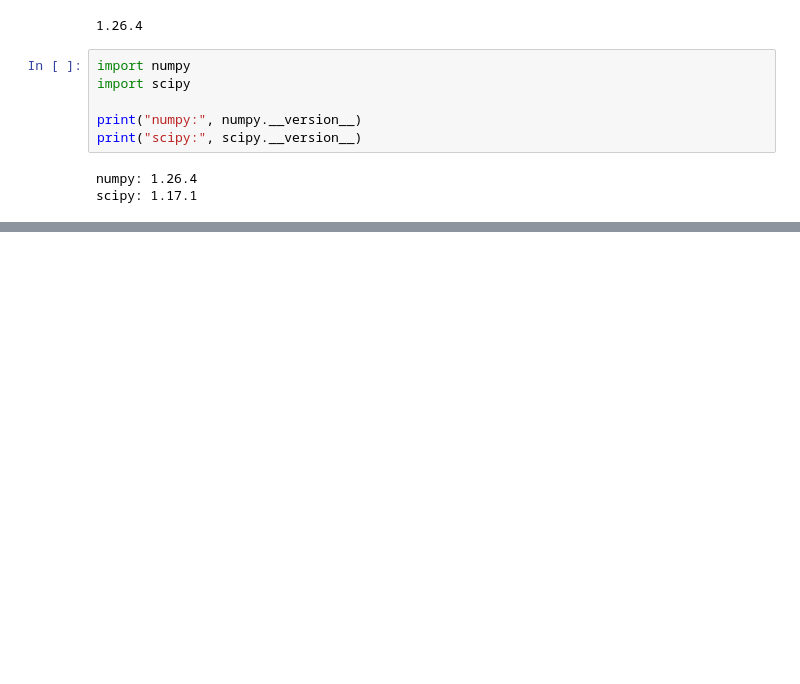
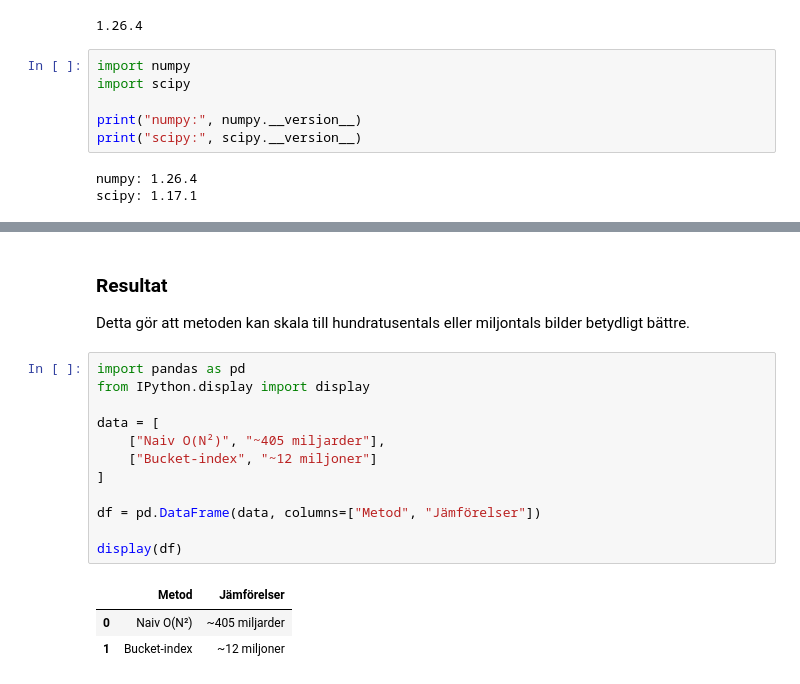
Before and after one commit to salgo60/spa2Commons, a Jupyter notebook: Notebook/59_SPA_dubbletter_1.ipynb, the cells around one changed output, grey strips where cells are left out. Drawn from its saved outputs; the diff is of its cells as text; blank space fills up the shorter version.

```diff
--- a/Notebook/59_SPA_dubbletter_1.ipynb
+++ b/Notebook/59_SPA_dubbletter_1.ipynb
@@ -79,0 +127,21 @@ SIMILAR: xnPIH5lXePAAAAAAAAAWjw.jpg == sj9PGLAlnmUAAAAAABKn8Q.jpg (distance 0)
+# %% [markdown]
+### Resultat
+
+
+Detta gör att metoden kan skala till hundratusentals eller miljontals bilder betydligt bättre.
+# %%
+import pandas as pd
+from IPython.display import display
+
+data = [
+    ["Naiv O(N²)", "~405 miljarder"],
+    ["Bucket-index", "~12 miljoner"]
+]
+
+df = pd.DataFrame(data, columns=["Metod", "Jämförelser"])
+
+display(df)
+# %% [output]
+|  | Metod | Jämförelser |
+| 0 | Naiv O(N²) | ~405 miljarder |
+| 1 | Bucket-index | ~12 miljoner |
```
Also changed, not shown: parts of 9 cells of this notebook.
